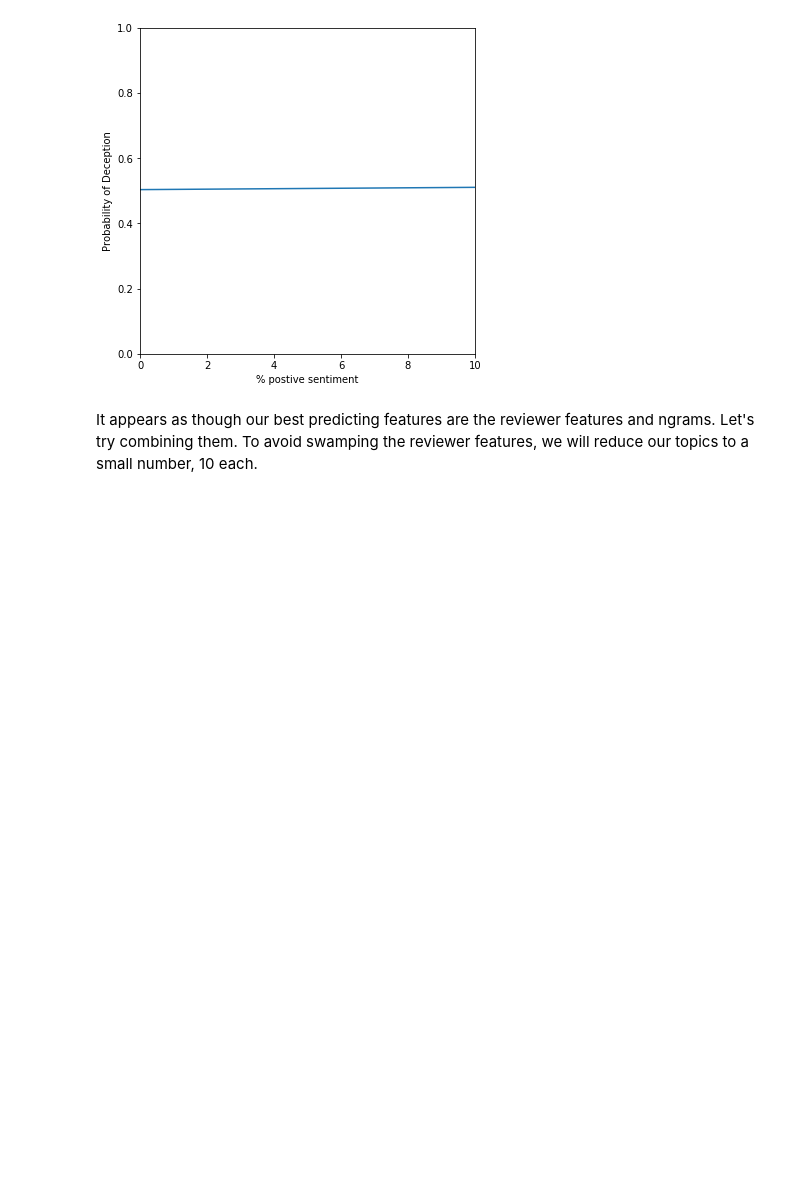
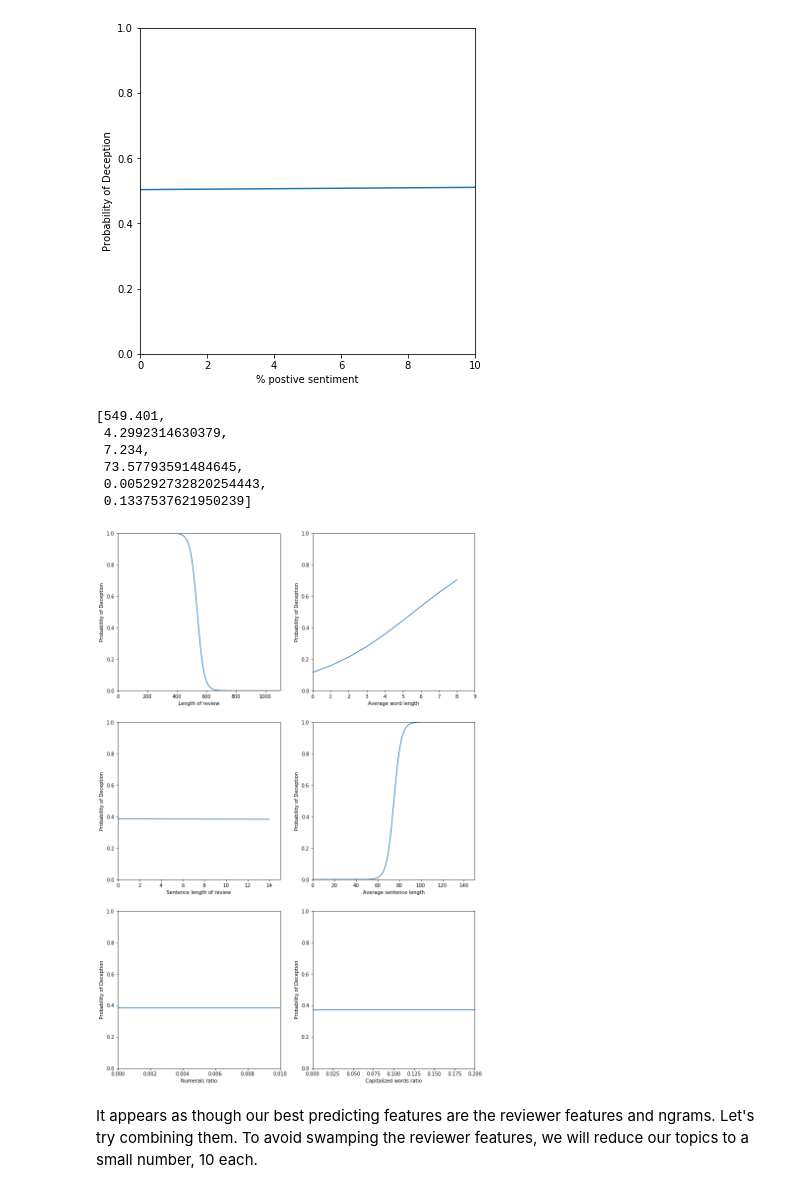
Before and after one commit to CPSSD/LUCAS, a Jupyter notebook: LUCAS/notebooks/yelp/2_nbayes_BetterFeatures.ipynb, the cells around one changed output. Cells and saved outputs as stored; diff of their text form; code cells hidden in the pictures; blank space fills up the shorter version.

Commit message:
Added structural features graphs

```diff
--- a/LUCAS/notebooks/yelp/2_nbayes_BetterFeatures.ipynb
+++ b/LUCAS/notebooks/yelp/2_nbayes_BetterFeatures.ipynb
@@ -429,6 +429,32 @@ plot_probs(sentiment_probs, "% postive sentiment")
 plt.show()
 # %% [output]
 [figure]
+# %%
+naive_bayes = MultinomialNB()
+fit_data = naive_bayes.fit([x for x in features_structural], targets)
+
+structural_means = get_means(features_structural)
+r_values = [1100, 9, 15, 150, 100, 200]
+d_values = [1, 1, 1, 1, 10000, 1000]
+structural_probs = [get_probs(naive_bayes, structural_means, i, r_values[i], d_values[i]) for i in range(len(structural_means))]
+# %%
+structural_means
+# %% [output]
+[549.401,
+ 4.2992314630379,
+ 7.234,
+ 73.57793591484645,
+ 0.005292732820254443,
+ 0.1337537621950239]
+# %%
+plt.rcParams['figure.figsize'] = [13, 20]
+structural_names = ["Length of review", "Average word length", "Sentence length of review", "Average sentence length",
+                    "Numerals ratio", "Capitalized words ratio"]
+for i in range(6):
+  plt.subplot(3, 2, i+1)
+  plot_probs(structural_probs[i], structural_names[i])
+# %% [output]
+[figure, added]
 # %% [markdown]
 It appears as though our best predicting features are the reviewer features and ngrams. Let's try combining them. To avoid swamping the reviewer features, we will reduce our topics to a small number, 10 each.
 # %%
```
